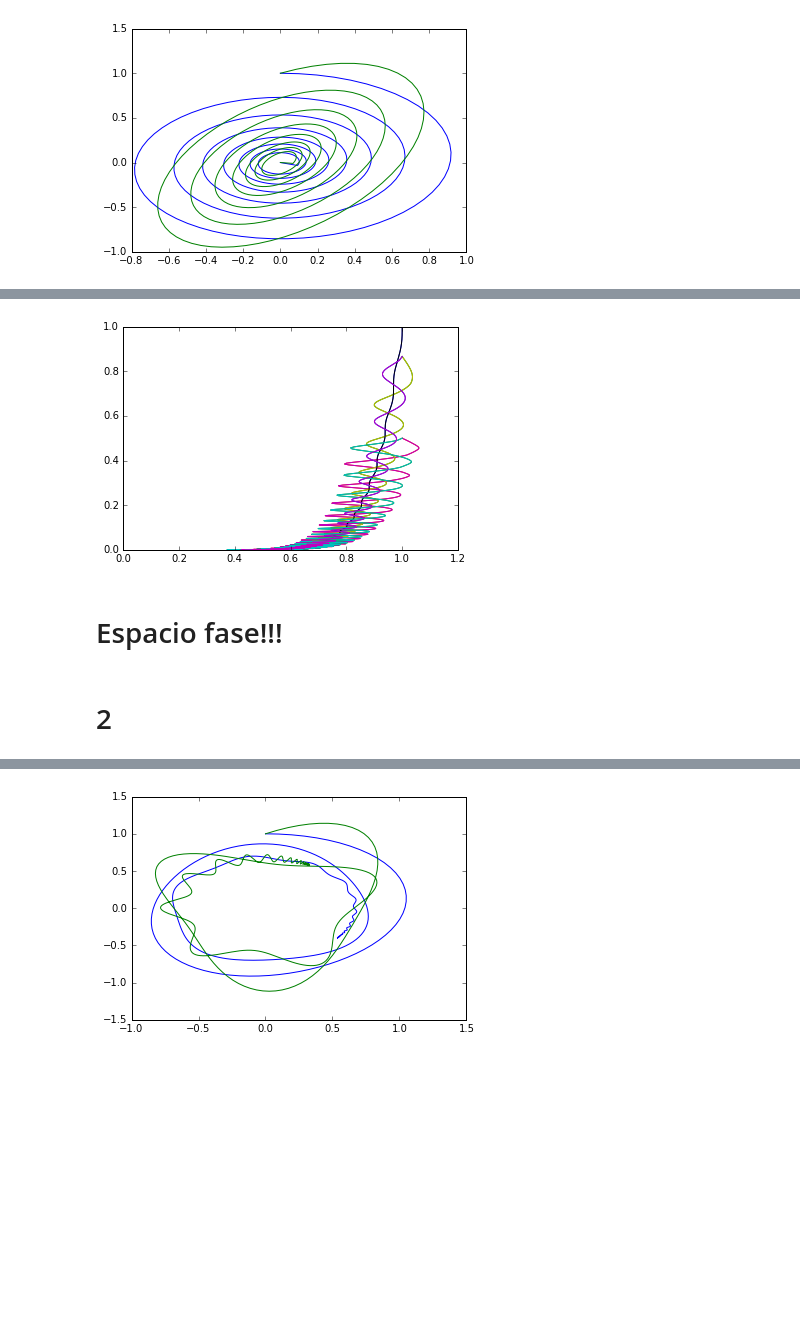
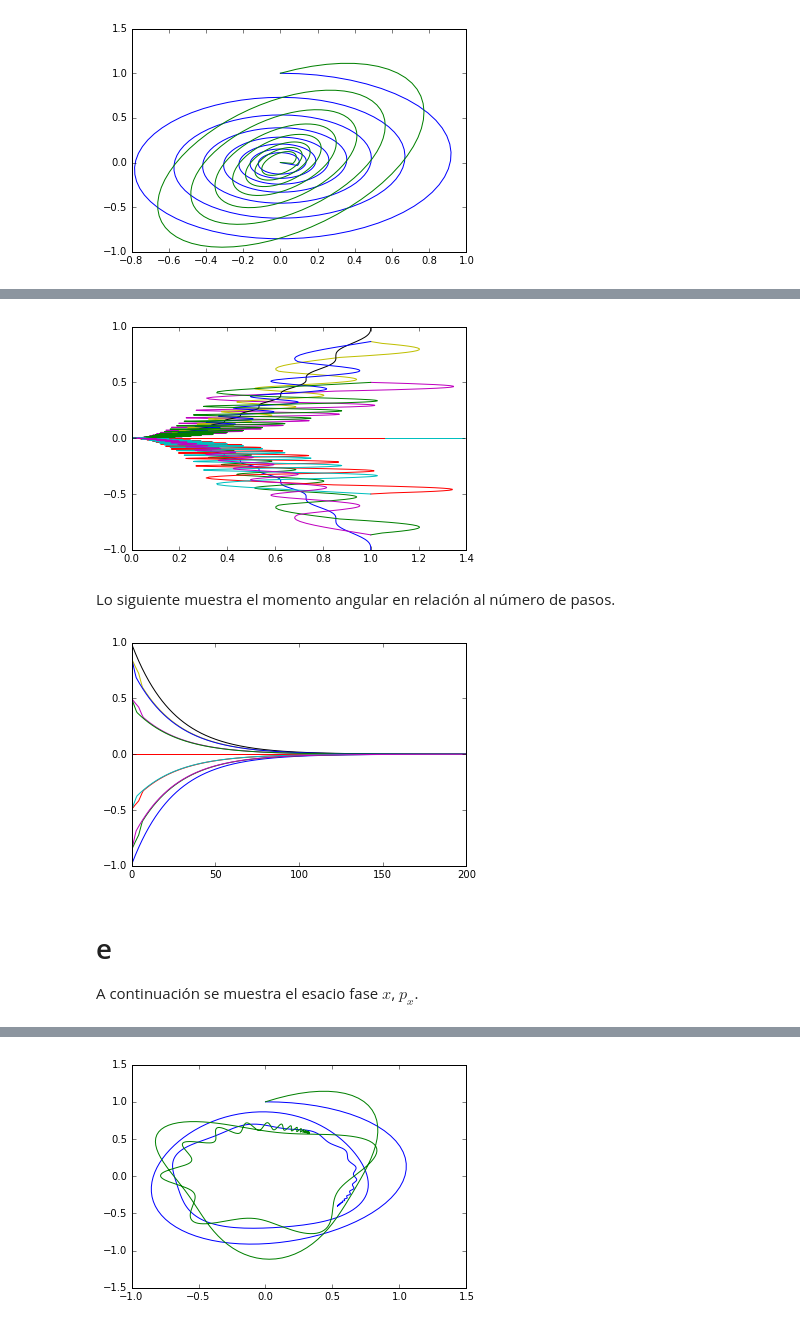
Before and after one commit to JavierMarmol/Tareas, a Jupyter notebook: Tarea Examen 1.ipynb, the cells around one changed output, grey strips where cells are left out. Drawn from its saved outputs; the diff is of its cells as text; code cells hidden in the pictures; blank space fills up the shorter version.

```diff
--- a/Tarea Examen 1.ipynb
+++ b/Tarea Examen 1.ipynb
@@ -158,7 +164,7 @@ def oscilacion(p,N,k_g_mu,h):
 
     for i in range(N-1):
 
-        if abs(trayectoria[i,:][1]) < 1:
+        if abs(trayectoria[i,2]**2 + trayectoria[i,3]**2) < 1:
             t,sol = rk4(ecp1,trayectoria[i,:],[0,mi_dt],k_g_mu,h)
             trayectoria[i+1,:] = sol[-1,:]
 
@@ -196,0 +209,5 @@ plot(pos1,E1)
+# %%
+pos1 = (osc1[:,2]**2 + osc1[:,3]**2)**(0.1)
+E1 = (0.5)*(osc1[:,2]**2 + osc1[:,3]**2) + 0.5*(osc1[:,0]**2 + osc1[:,1]**2)
+#plot(osc1[:,0],(0.5)*(osc1[:,2]**2 + osc1[:,3]**2) + 0.5*(osc1[:,0]**2 + osc1[:,1]**2))
+plot(pos1,E1)
@@ -237,19 +265,29 @@ for i in range(2):
 # %%
 h1=0.01
 for i in range(12):
     p = [0,1,cos(i*pi*(1./6.)),sin(i*pi*(1./6.))]
     osc1 = oscilacion(p,800,[1,0.1,0.2],h1)
-    #osc2 = oscilacion(p,200,[1,0.1,0],h1)
-    #plot(osc1[:,0],osc1[:,1])
 
-    P = abs(osc1[:,0]*osc1[:,3] - osc1[:,1]*osc1[:,2])
-    pos1 = (osc1[:,0]**2 + osc1[:,1]**2)**(0.1)
+    P = (osc1[:,0]*osc1[:,3] - osc1[:,1]*osc1[:,2])
+    pos1 = (osc1[:,0]**2 + osc1[:,1]**2)**(0.5)
 
-    #print osc1[:,0]*osc1[:,3] - osc1[:,1]*osc1[:,2]
     plot(pos1,P)
 # %% [output]
-[figure, old version]
+[figure, new version]
-# %% [markdown]
-# Espacio fase!!!
-# %% [markdown]
-# 2
+# %% [markdown]
+Lo siguiente muestra el momento angular en relación al número de pasos.
+# %%
+h1=0.01
+x = linspace(0,200,800)
+for i in range(12):
+    p = [0,1,cos(i*pi*(1./6.)),sin(i*pi*(1./6.))]
+    osc1 = oscilacion(p,800,[1,0.1,0.2],h1)
+
+    P = (osc1[:,0]*osc1[:,3] - osc1[:,1]*osc1[:,2])
+
+    plot(x,P)
+# %% [output]
+[figure, added]
+# %% [markdown]
+# e
+A continuación se muestra el esacio fase $x$, $p_x$.
```
Also changed, not shown: parts of 116 cells of this notebook.
